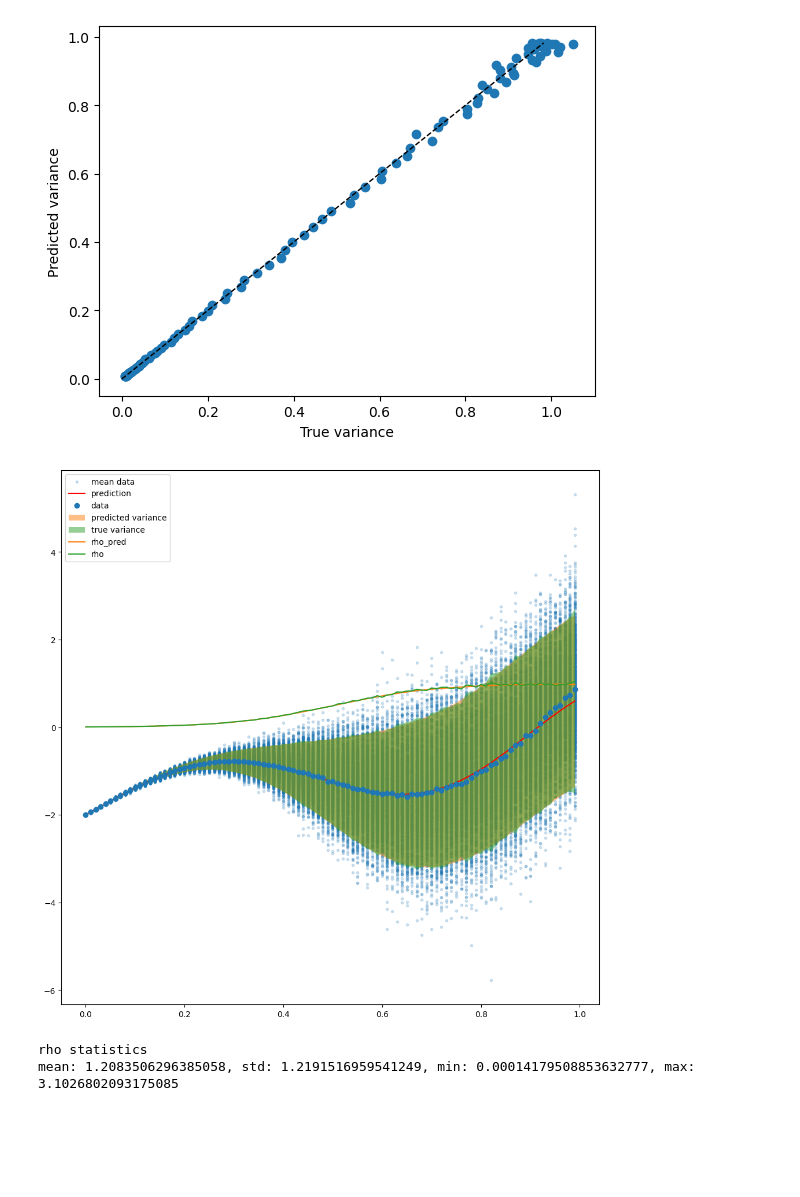
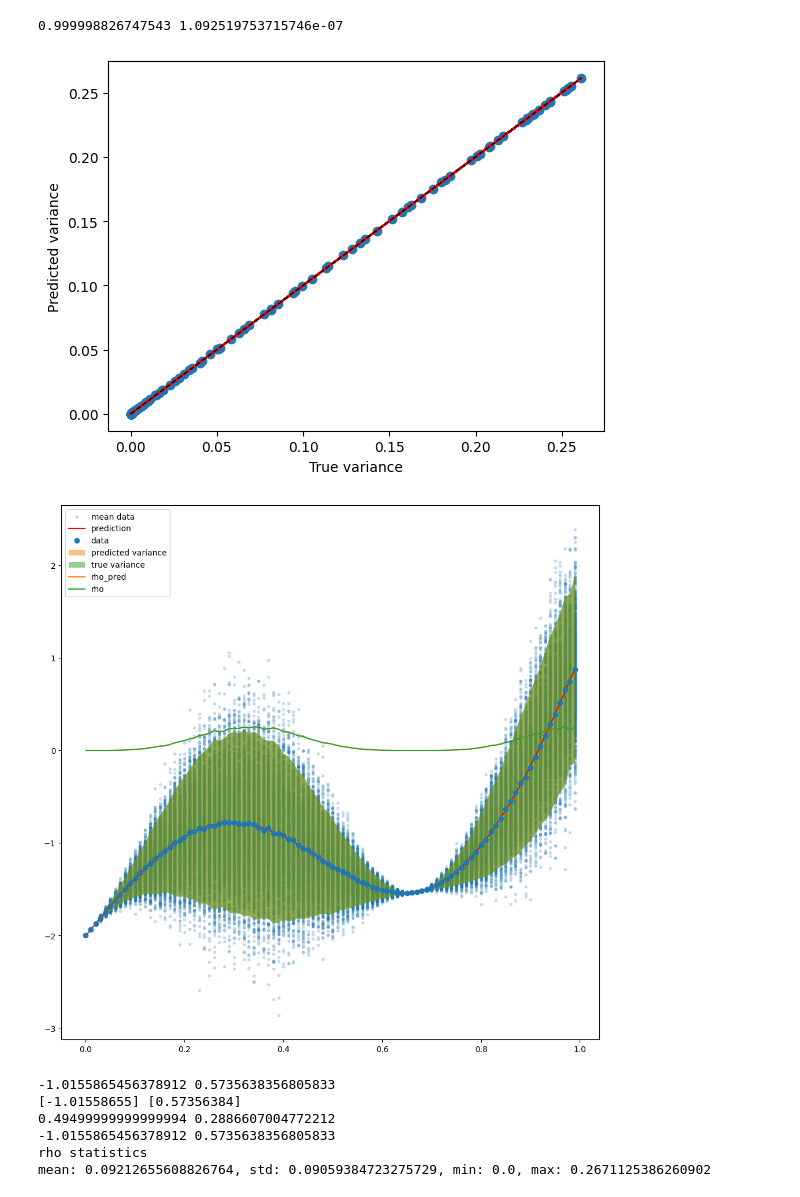
Before and after one commit to Queimo/DGEMO, a Jupyter notebook: debug_noise_model.ipynb, the cells around one changed output. Cells and saved outputs as stored; diff of their text form; code cells hidden in the pictures; blank space fills up the shorter version.

Commit message:
wip noise model

```diff
--- a/debug_noise_model.ipynb
+++ b/debug_noise_model.ipynb
@@ -3,7 +3,7 @@ from mobo.surrogate_model import BoTorchSurrogateModelReapeat
 from mobo.transformation import StandardTransform
 import numpy as np
 # %%
-sm = BoTorchSurrogateModelReapeat(n_var=1, n_obj=1, alpha=0.9, n_w=11)
+sm = BoTorchSurrogateModel(n_var=1, n_obj=1, alpha=0.9, n_w=11)
 
 # data normalization
 transform = StandardTransform(x_bound=np.array([[0], [1]]))
@@ -18,17 +18,17 @@ def sigmoid(X):
     return 1/(1+np.exp(-10*(X-0.5)))
 
 def noise_amplitude(X):
-    return np.cos(2*np.pi*X)**2
+    return np.sin(1.5*np.pi*X)**2
 
 def init():
     steps_size = 0.01
     X = np.arange(0, 1, steps_size).reshape(-1, 1)
     x_pred = np.arange(0, 1, steps_size).reshape(-1, 1)
     Y_true = f(X)
-    sigma = 1.
+    sigma = .5
     repeats = 1000
     rho = sigma*sigmoid(X)
-    # rho = sigma*noise_amplitude(X)
+    rho = sigma*noise_amplitude(X)
     Y_true = np.stack([Y_true] * repeats, axis=-1)
     Y_full = Y_true + np.expand_dims(rho, -1) * np.random.randn(*Y_true.shape)
     X_full = np.stack([X] * repeats, axis=-1)
@@ -36,26 +87,34 @@ def init():
 # %%
+
 # STD
+
 X, X_full, Y_full, x_pred = init()
 Y = Y_full.mean(axis=-1)
-Y_var = Y_full.std(axis=-1)
+Y_var = Y_full.var(axis=-1)
+
+#noise model
+
 
 #normal distributed noise
 # Y += rho*np.random.normal(0, 1., Y.shape)
 
 transform.fit(X, Y)
 x, y = transform.do(X, Y)
-# x,y = X,Y
+y = Y
 # rho = self.rho
 
 
 
 sm.fit(x, y, Y_var)
-
+noise_model = initialize_model(x, Y_var, np.zeros_like(Y_var))
 
 var = sm.evaluate(X=x_pred, noise=True)
 y_pred = var['F']
 X_pred, Y_pred = transform.undo(x_pred, y_pred)
+Y_pred = y_pred
 S_pred = var['S']
-rho_pred = var['rho_F']
+rho_pred = np.exp(var['rho_F'])
+rho_pred = noise_model.posterior(torch.tensor(x_pred, **tkwargs),
+                                 ).mean.cpu().detach().numpy()
 # %% [output]
 rho statistics
@@ -85,8 +144,13 @@ print(y_pred.std())
 # %%
+
 # rho vs rho_pred
 import matplotlib.pyplot as plt
 # plt.plot(X, rho)
 plt.scatter(Y_var, rho_pred)
+#get regression line with parameters
+m, b = np.polyfit(Y_var.flatten(), rho_pred.flatten(), 1)
+print(m, b)
+plt.plot(Y_var, m*Y_var + b, color='red')
 #diag
 plt.plot([0, rho_pred.max()], [0, rho_pred.max()], 'k--', lw=1)
 plt.xlabel('True variance')
@@ -97,30 +161,31 @@ plt.ylabel('Predicted variance')
 
 plt.show()
 # %% [output]
+0.999998826747543 1.092519753715746e-07
-[figure, old version]
+[figure, new version]
 # %%
 import matplotlib.pyplot as plt
 fig, axes = plt.subplots(ncols=1, figsize=(12, 12))
 
 # X-full over Y-full
 ax = axes
 ax.scatter(X_full.flatten(), Y_full.flatten(), label='mean data', alpha=0.2, marker='.')
 ax.plot(X_pred, Y_pred, label='prediction', color='r')
 
 # ax = axes[0]
 ax.plot(X, Y, 'o', label='data')
-# ax.fill_between(X_pred.flatten(), Y_pred.flatten()-2*rho_pred.flatten()**0.5, Y_pred.flatten()+2*rho_pred.flatten()**0.5, alpha=0.5, label='predicted variance')
-# ax.fill_between(X_pred.flatten(), Y_pred.flatten()-2*Y_var.flatten()**0.5, Y_pred.flatten()+2*Y_var.flatten()**0.5, alpha=0.5, label='true variance')
-ax.fill_between(X_pred.flatten(), Y_pred.flatten()-2*rho_pred.flatten(), Y_pred.flatten()+2*rho_pred.flatten(), alpha=0.5, label='predicted variance')
-ax.fill_between(X_pred.flatten(), Y_pred.flatten()-2*Y_var.flatten(), Y_pred.flatten()+2*Y_var.flatten(), alpha=0.5, label='true variance')
+ax.fill_between(X_pred.flatten(), Y_pred.flatten()-2*rho_pred.flatten()**0.5, Y_pred.flatten()+2*rho_pred.flatten()**0.5, alpha=0.5, label='predicted variance')
+ax.fill_between(X_pred.flatten(), Y_pred.flatten()-2*Y_var.flatten()**0.5, Y_pred.flatten()+2*Y_var.flatten()**0.5, alpha=0.5, label='true variance')
+# ax.fill_between(X_pred.flatten(), Y_pred.flatten()-2*rho_pred.flatten(), Y_pred.flatten()+2*rho_pred.flatten(), alpha=0.5, label='predicted variance')
+# ax.fill_between(X_pred.flatten(), Y_pred.flatten()-2*Y_var.flatten(), Y_pred.flatten()+2*Y_var.flatten(), alpha=0.5, label='true variance')
 ax.plot(X, rho_pred, label='rho_pred')
 ax.plot(X, Y_var, label='rho')
 ax.legend()
 
 
 plt.show()
 # %% [output]
-[figure, old version]
+[figure, new version]
 # %%
 # VARIANCE
 X, X_full, Y_full, x_pred = init()
@@ -131,8 +196,18 @@ Y_var = Y_full.var(axis=-1)
 # Y += rho*np.random.normal(0, 1., Y.shape)
 
 transform.fit(X, Y)
+mu = Y.mean()
+std = Y.std()
+print(mu, std)
+print(transform.y_scaler.mean_, transform.y_scaler.scale_)
 # x, y = transform.do(X, Y)
 x, y, y_var = transform.do(X, Y, Y_var)
+y, y_var = Y, Y_var
+
+print(x.mean(), x.std())
+print(y.mean(), y.std())
+
+
 # x,y = X,Y
 # rho = self.rho
 
@@ -140,14 +215,19 @@ sm.fit(x, y, y_var)
 
 var = sm.evaluate(X=x_pred, noise=True)
 y_pred = var['F']
-X_pred, Y_pred = transform.undo(x_pred, y_pred.copy())
-X_pred, Y_pred, Y_var_pred = transform.undo(x_pred, y_pred, var['rho_F'])
+y_var_pred = var['rho_F']
+X_pred, Y_pred, Y_var_pred = transform.undo(x_pred, y_pred, y_var_pred)
+Y_pred, Y_var_pred = y_pred, y_var_pred
 # S_pred = var['S']
 # rho_pred = var['rho_F']
 rho_pred = Y_var_pred
 # %% [output]
+-1.0155865456378912 0.5735638356805833
+[-1.01558655] [0.57356384]
+0.49499999999999994 0.2886607004772212
+-1.0155865456378912 0.5735638356805833
 rho statistics
-mean: 1.2083506296385058, std: 1.2191516959541249, min: 0.00014179508853632777, max: 3.1026802093175085
+mean: 0.09212655608826764, std: 0.09059384723275729, min: 0.0, max: 0.2671125386260902
 # %%
 print(rho_pred.max())
 print(rho_pred.max()**2)
```
Also changed, not shown: parts of 7 cells of this notebook.
